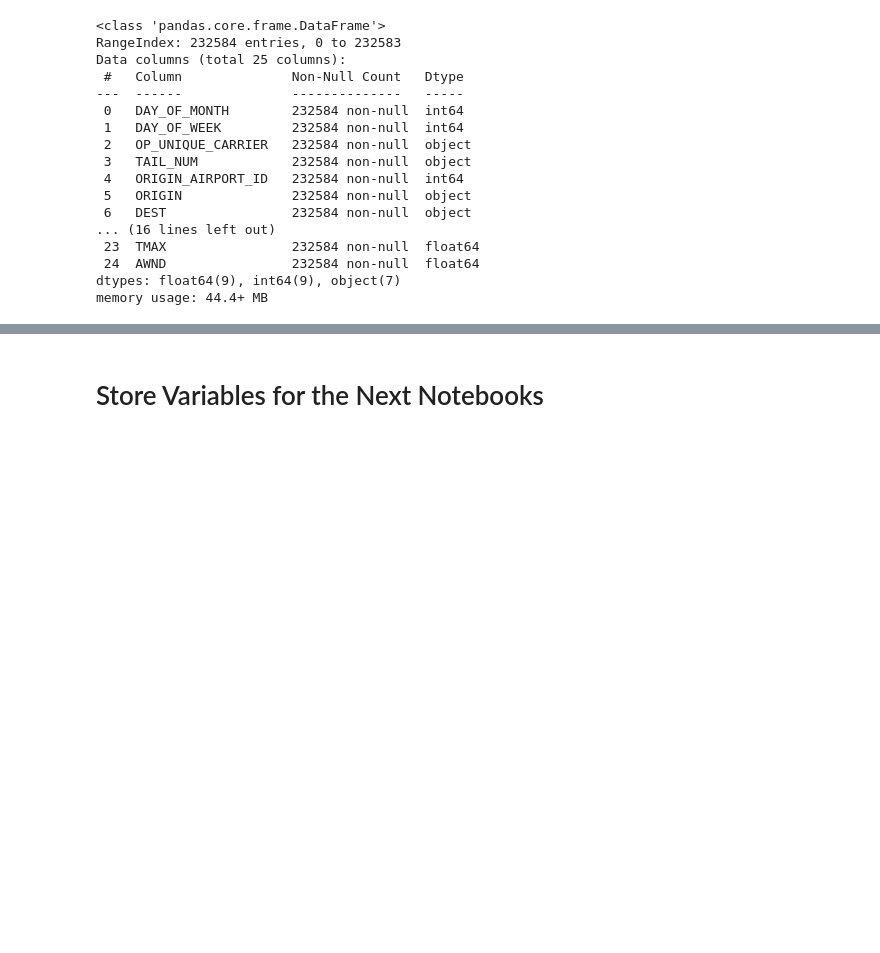
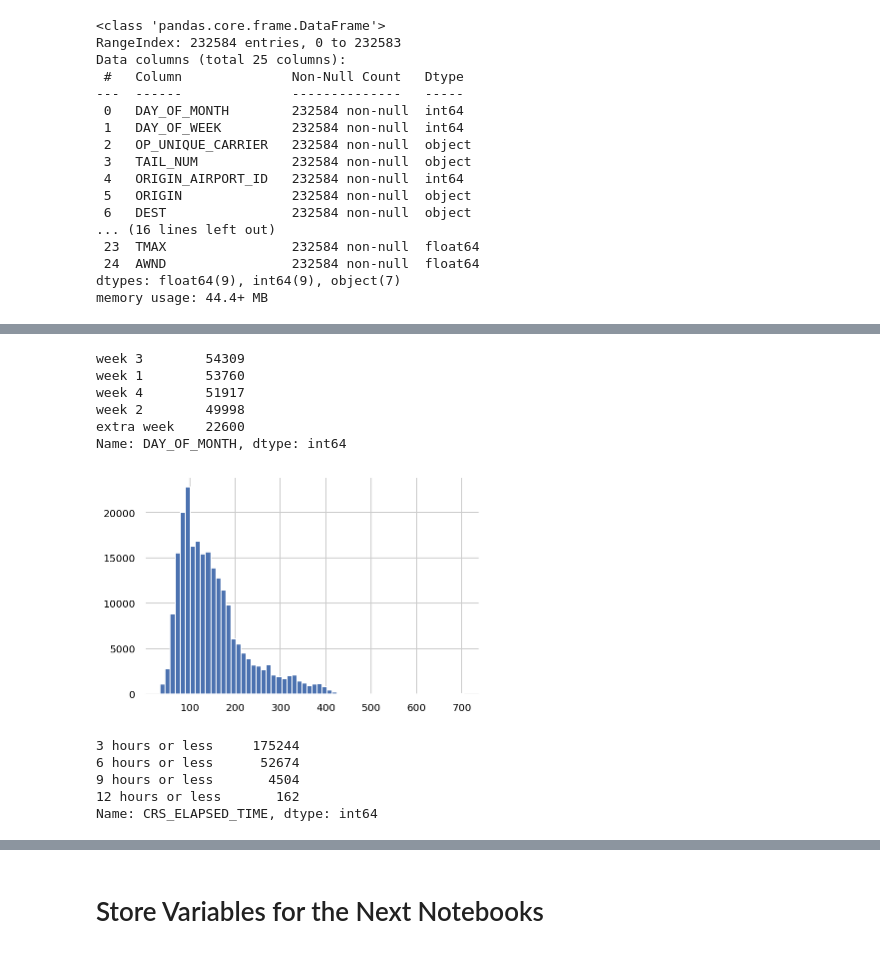
Before and after one commit to jimmy-nguyen-data-science/predicting-flight-delays, a Jupyter notebook: notebooks/04_Merged_Data_Pretraining.ipynb, the cells around one changed output, grey strips where cells are left out. Cells and saved outputs as stored; diff of their text form; code cells hidden in the pictures; blank space fills up the shorter version.

```diff
--- a/notebooks/04_Merged_Data_Pretraining.ipynb
+++ b/notebooks/04_Merged_Data_Pretraining.ipynb
@@ -188,0 +218,47 @@ df_balanced.drop(dropped, inplace=True, axis=1)
+# %%
+def month_weeks_range(x):
+    if x <= 7:
+        return 'week 1'
+    elif x <= 14:
+        return 'week 2'
+    elif x <= 21:
+        return 'week 3'
+    elif x <= 28:
+        return 'week 4'
+    else:
+        return 'extra week'
+
+X['DAY_OF_MONTH'] = X['DAY_OF_MONTH'].apply(lambda x: month_weeks_range(x))
+X['DAY_OF_MONTH'].value_counts()
+# %% [output]
+week 3        54309
+week 1        53760
+week 4        51917
+week 2        49998
+extra week    22600
+Name: DAY_OF_MONTH, dtype: int64
+# %%
+# CRS_ELAPSED_TIME
+X['CRS_ELAPSED_TIME'].hist(bins=60)
+plt.show()
+# %% [output]
+[figure, added]
+# %%
+def crs_time_range(x):
+    if x <= 180:
+        return '3 hours or less'
+    elif x <= 360:
+        return '6 hours or less'
+    elif x <= 540:
+        return '9 hours or less'
+    else:
+        return '12 hours or less'
+
+X['CRS_ELAPSED_TIME'] = X['CRS_ELAPSED_TIME'].apply(lambda x: crs_time_range(x))
+X['CRS_ELAPSED_TIME'].value_counts()
+# %% [output]
+3 hours or less     175244
+6 hours or less      52674
+9 hours or less       4504
+12 hours or less       162
+Name: CRS_ELAPSED_TIME, dtype: int64
```
Also changed, not shown: parts of 49 cells of this notebook.
